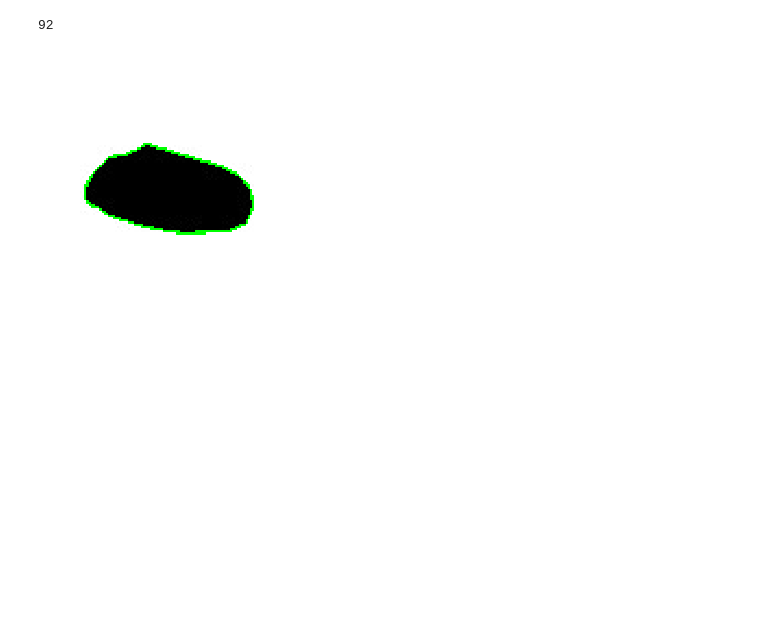
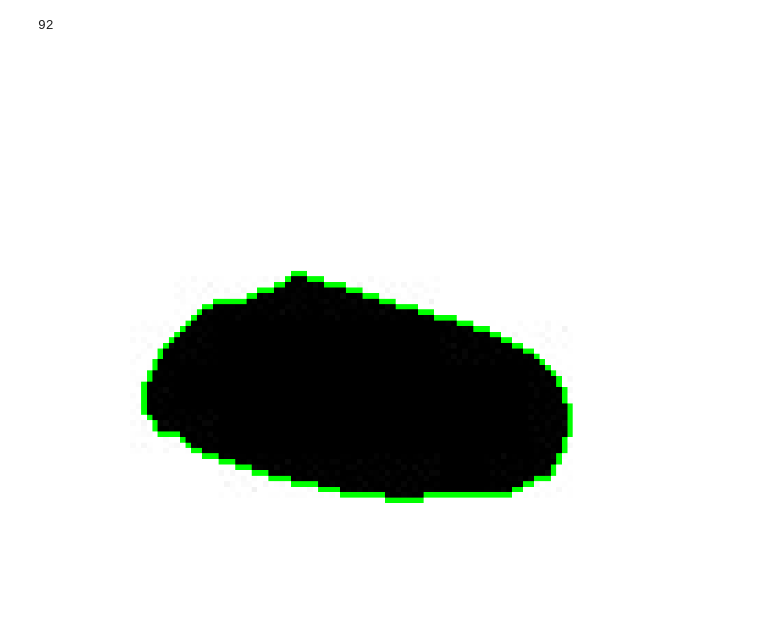
Before and after one commit to cordeirolibel/pdi, a Jupyter notebook: Final/tests.ipynb, the cells around one changed output. Cells and saved outputs as stored; diff of their text form; code cells hidden in the pictures; blank space fills up the shorter version.

```diff
--- a/Final/tests.ipynb
+++ b/Final/tests.ipynb
@@ -143,9 +163,9 @@ len(poligonos)
 # %% [output]
 92
 # %%
-imshow(pinta_poligonos(im,poligonos))
+imshow(pinta_poligonos(im,poligonos),True)
 # %% [output]
-[figure, old version]
+[figure, new version]
 # %%
 #em uma imagem 4 vezes maior
 im_4x = np.ones((400,400,3)).astype('uint8')*255
```
Also changed, not shown: parts of 7 cells of this notebook, 1 other file.
